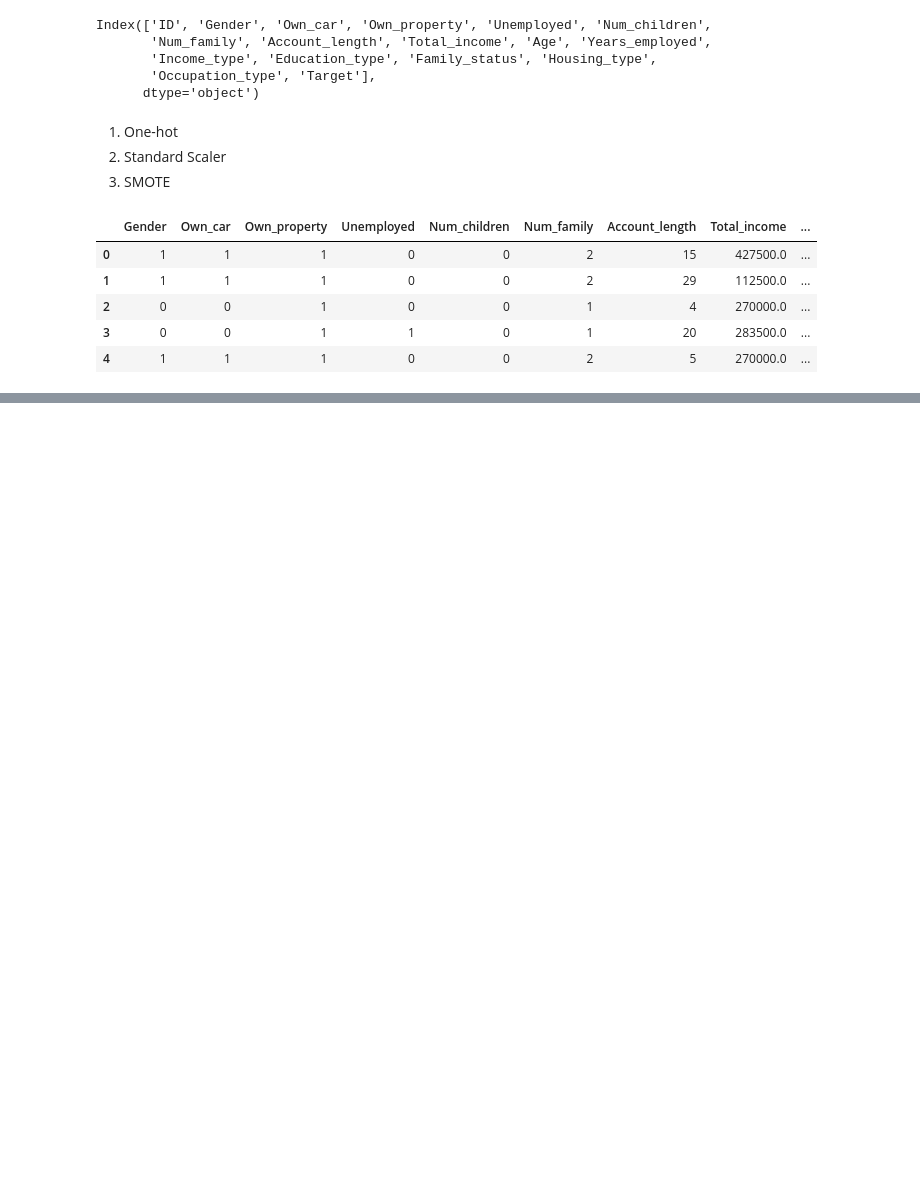
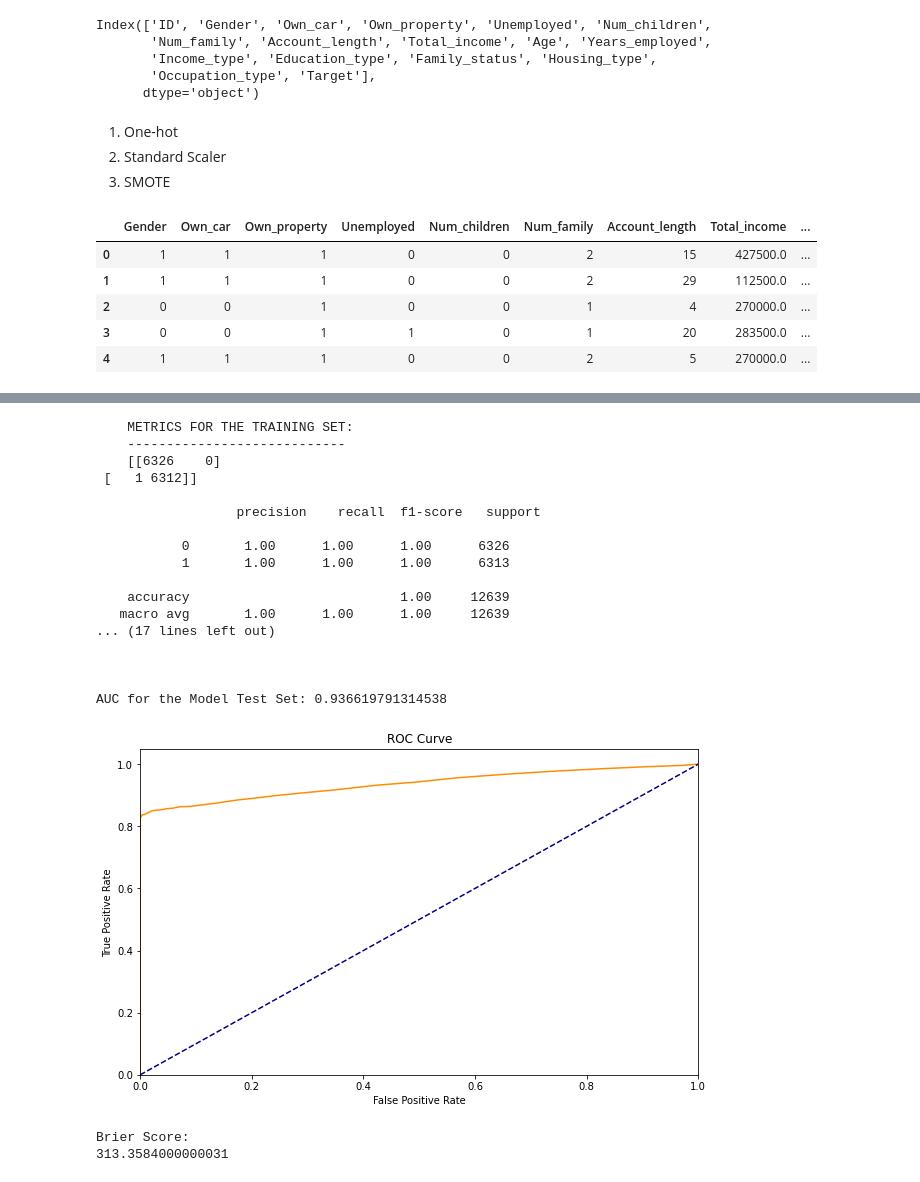
Before and after one commit to G6-2Flyy/DS-Project-4-Group-2, a Jupyter notebook: anjum_stuff/credit_card_machine_learning.ipynb, the cells around one changed output, grey strips where cells are left out. Drawn from its saved outputs; the diff is of its cells as text; code cells hidden in the pictures; blank space fills up the shorter version.

```diff
--- a/anjum_stuff/credit_card_machine_learning.ipynb
+++ b/anjum_stuff/credit_card_machine_learning.ipynb
@@ -114,0 +313,24 @@ dfcc_ready = pd.concat([dfcc_numerical, dfcc_categ_one_hot], axis=1)
+# %%
+rf = RandomForestClassifier(random_state=42, n_estimators=50)
+evaluateModel(rf, X_train, X_test, y_train, y_test)
+# %% [output]
+    METRICS FOR THE TRAINING SET:
+    ----------------------------
+    [[6326    0]
+ [   1 6312]]
+
+                  precision    recall  f1-score   support
+
+           0       1.00      1.00      1.00      6326
+           1       1.00      1.00      1.00      6313
+
+    accuracy                           1.00     12639
+   macro avg       1.00      1.00      1.00     12639
+... (17 lines left out)
+
+
+
+AUC for the Model Test Set: 0.936619791314538
+[figure, added]
+Brier Score:
+313.3584000000031
```
Also changed, not shown: parts of 26 cells of this notebook, 7 other files.
